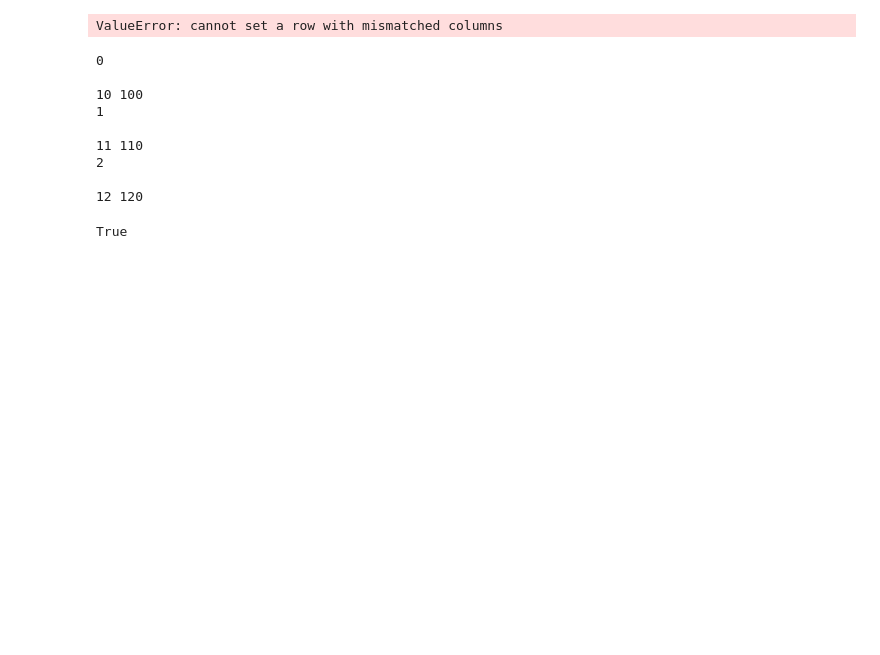
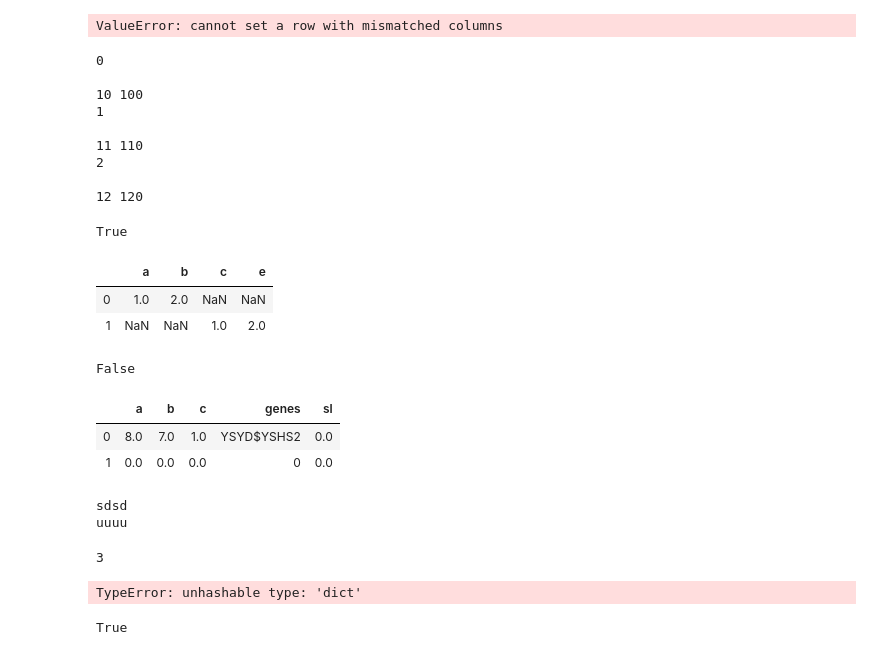
Before and after one commit to shahaf-sameach/synthetic-lethality-classifier-, a Jupyter notebook: main_v2.ipynb, the cells around one changed output. Cells and saved outputs as stored; diff of their text form; code cells hidden in the pictures; blank space fills up the shorter version.

```diff
--- a/main_v2.ipynb
+++ b/main_v2.ipynb
@@ -272,3 +267,47 @@ dfObj = dfObj.append({'Name' : 'Sahil' , 'City' : 'my butt'} , ignore_index=True
 dfObj =
 # %% [output]
 True
+# %%
+testdf = pd.DataFrame()
+testdf = testdf.append({'a': 1, 'b': 2}, ignore_index=True)
+testdf = testdf.append({'c': 1, 'e': 2}, ignore_index=True)
+testdf
+# %% [output]
+|  | a | b | c | e |
+| 0 | 1.0 | 2.0 | NaN | NaN |
+| 1 | NaN | NaN | 1.0 | 2.0 |
+# %%
+ty = defaultdict(set)
+ty['YW2'] = {'go0001':1, 'go0002':3}
+'YW2' not in ty
+# %% [output]
+False
+# %%
+dict1 = {'a': 5, 'b': 7}
+dict2 = {'a': 3, 'c': 1}
+
+result = {key: dict1.get(key, 0) + dict2.get(key, 0)
+          for key in set(dict1) | set(dict2)}
+result['genes'] = 'YSYD$YSHS2'
+result['sl'] = 0
+ff = pd.DataFrame()
+ff = ff.append(result, ignore_index=True)
+ff = ff.append({}, ignore_index=True)
+ff = ff.fillna(0)
+ff
+# %% [output]
+|  | a | b | c | genes | sl |
+| 0 | 8.0 | 7.0 | 1.0 | YSYD$YSHS2 | 0.0 |
+| 1 | 0.0 | 0.0 | 0.0 | 0 | 0.0 |
+# %%
+g1, g2 = 'sdsd$uuuu'.split('$')
+print(g1)
+print(g2)
+# %% [output]
+sdsd
+uuuu
+# %%
+thisset = {"apple", "banana", "cherry"}
+len(thisset)
+# %% [output]
+3
@@ -274,0 +326,12 @@ True
+# %%
+yy = defaultdict(set)
+yy['d'].add({'fdsf': 1})
+yy
+# %% [output]
+TypeError: unhashable type: 'dict'
+# %%
+gg = {}
+gg['zin'] = {'kk':1}
+'zin' in gg
+# %% [output]
+True
```
Also changed, not shown: parts of 5 cells of this notebook, 2 other files.
